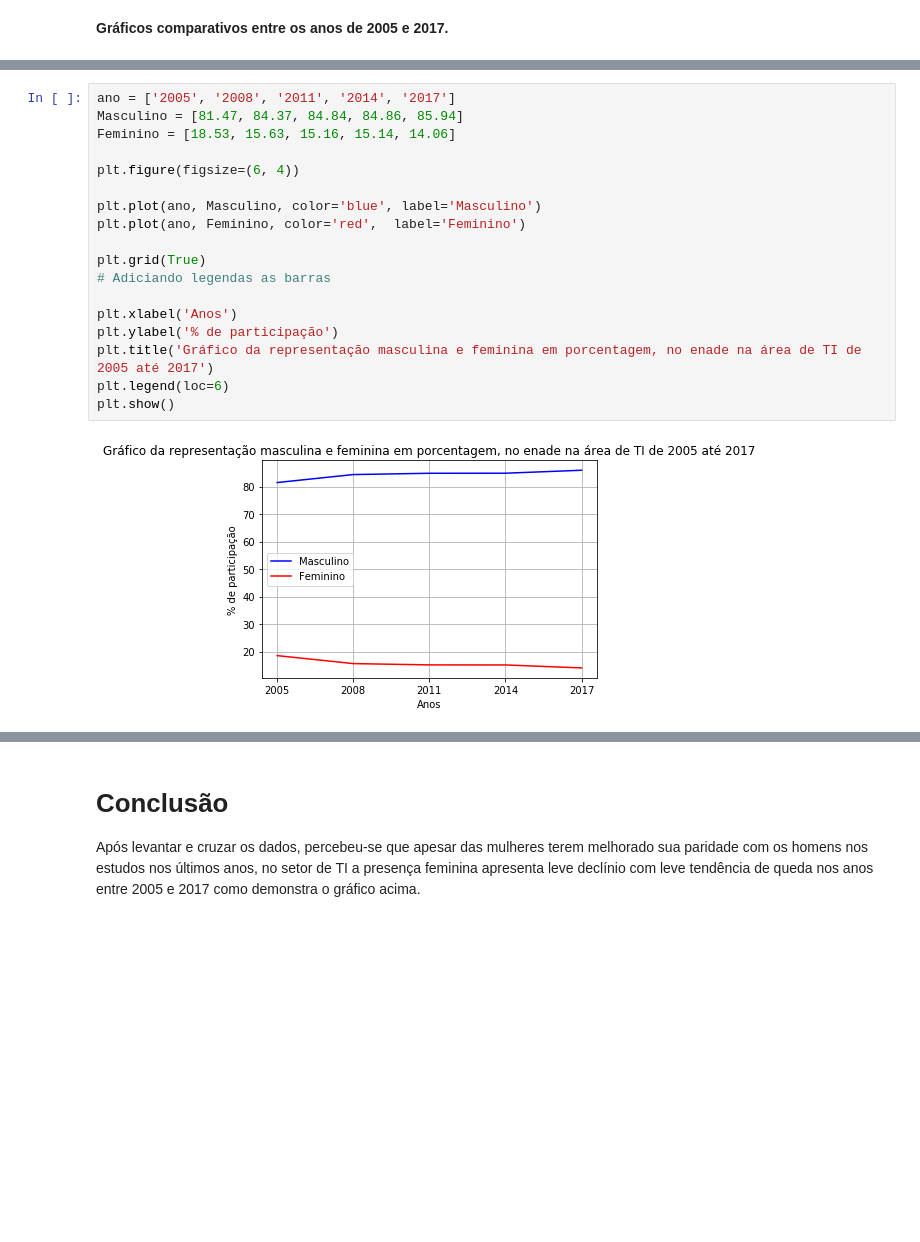
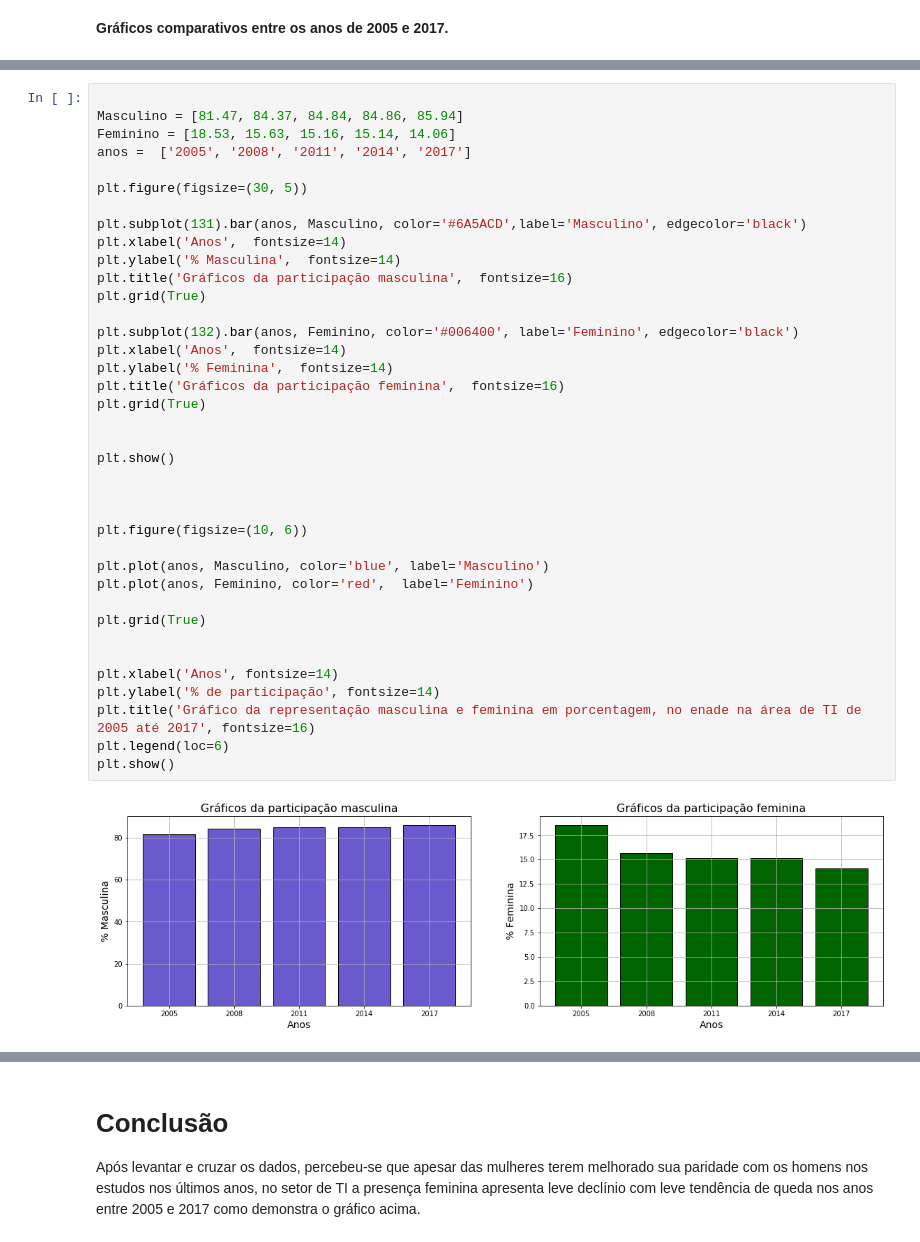
Before and after one commit to maurosakugawa/Analise-sobre-o-numero-de-alunos-masculinos-e-femininos-nos-cursos-da-rea-de-TI-entre-2005-a-2017, a Jupyter notebook: Relação de alunos masculinos e femininos nos cursos da área de TI entre os anos de 2005 a 2017.ipynb, the cells around one changed output, grey strips where cells are left out. Drawn from its saved outputs; the diff is of its cells as text; blank space fills up the shorter version.

```diff
--- a/Relação de alunos masculinos e femininos nos cursos da área de TI entre os anos de 2005 a 2017.ipynb
+++ b/Relação de alunos masculinos e femininos nos cursos da área de TI entre os anos de 2005 a 2017.ipynb
@@ -668,20 +634,40 @@ plt.show()
 # %%
-ano = ['2005', '2008', '2011', '2014', '2017']
+
 Masculino = [81.47, 84.37, 84.84, 84.86, 85.94]
 Feminino = [18.53, 15.63, 15.16, 15.14, 14.06]
+anos =  ['2005', '2008', '2011', '2014', '2017']
 
-plt.figure(figsize=(6, 4))
+plt.figure(figsize=(30, 5))
 
-plt.plot(ano, Masculino, color='blue', label='Masculino')
-plt.plot(ano, Feminino, color='red',  label='Feminino')
+plt.subplot(131).bar(anos, Masculino, color='#6A5ACD',label='Masculino', edgecolor='black')
+plt.xlabel('Anos',  fontsize=14)
+plt.ylabel('% Masculina',  fontsize=14)
+plt.title('Gráficos da participação masculina',  fontsize=16)
+plt.grid(True)
+
+plt.subplot(132).bar(anos, Feminino, color='#006400', label='Feminino', edgecolor='black')
+plt.xlabel('Anos',  fontsize=14)
+plt.ylabel('% Feminina',  fontsize=14)
+plt.title('Gráficos da participação feminina',  fontsize=16)
+plt.grid(True)
+
+
+plt.show()
+
+
+
+plt.figure(figsize=(10, 6))
+
+plt.plot(anos, Masculino, color='blue', label='Masculino')
+plt.plot(anos, Feminino, color='red',  label='Feminino')
 
 plt.grid(True)
-# Adiciando legendas as barras
 
-plt.xlabel('Anos')
-plt.ylabel('% de participação')
-plt.title('Gráfico da representação masculina e feminina em porcentagem, no enade na área de TI de 2005 até 2017')
+
+plt.xlabel('Anos', fontsize=14)
+plt.ylabel('% de participação', fontsize=14)
+plt.title('Gráfico da representação masculina e feminina em porcentagem, no enade na área de TI de 2005 até 2017', fontsize=16)
 plt.legend(loc=6)
 plt.show()
 # %% [output]
-[figure, old version]
+[figure, new version]
```
Also changed, not shown: parts of 5 cells of this notebook, 5 other files.
